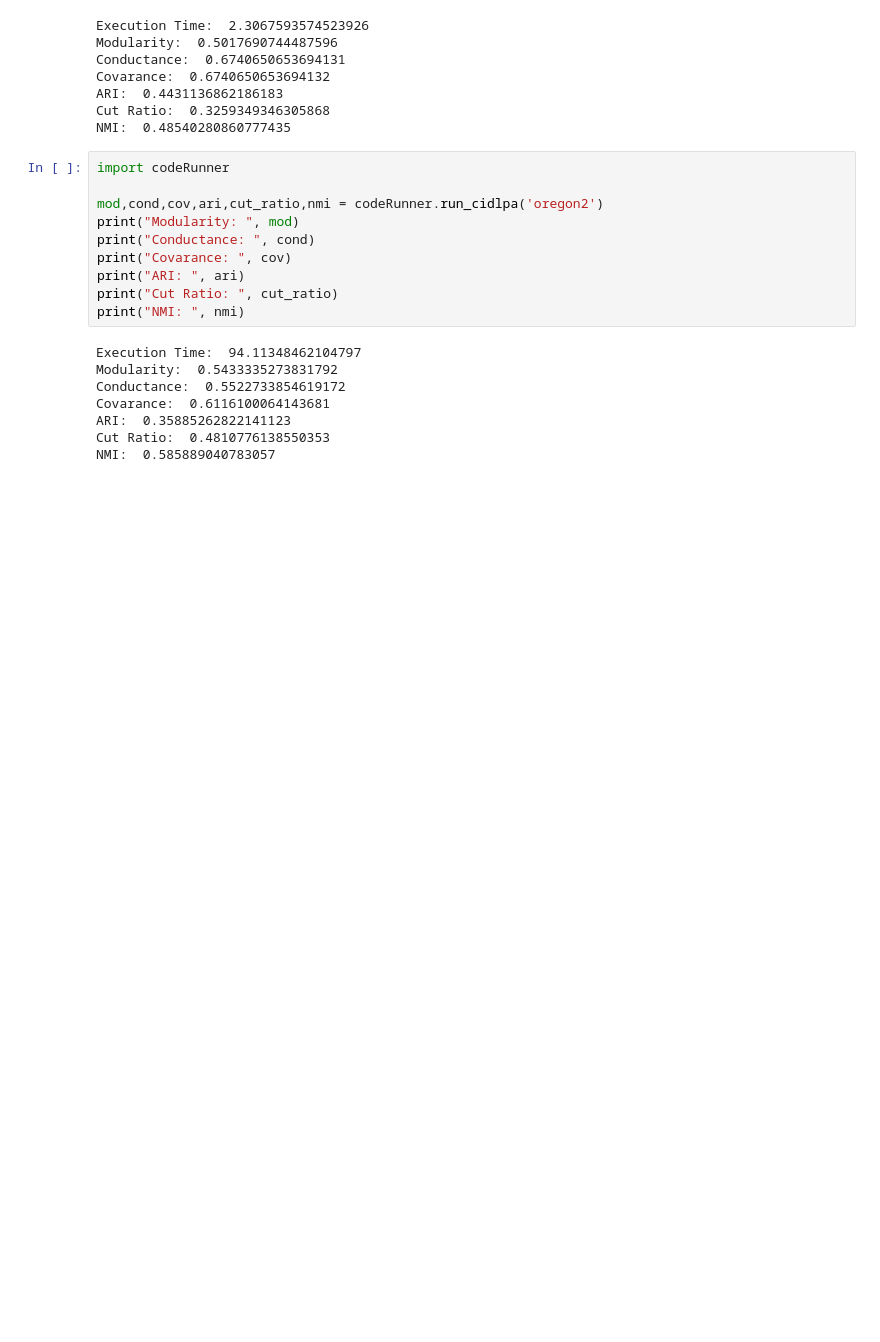
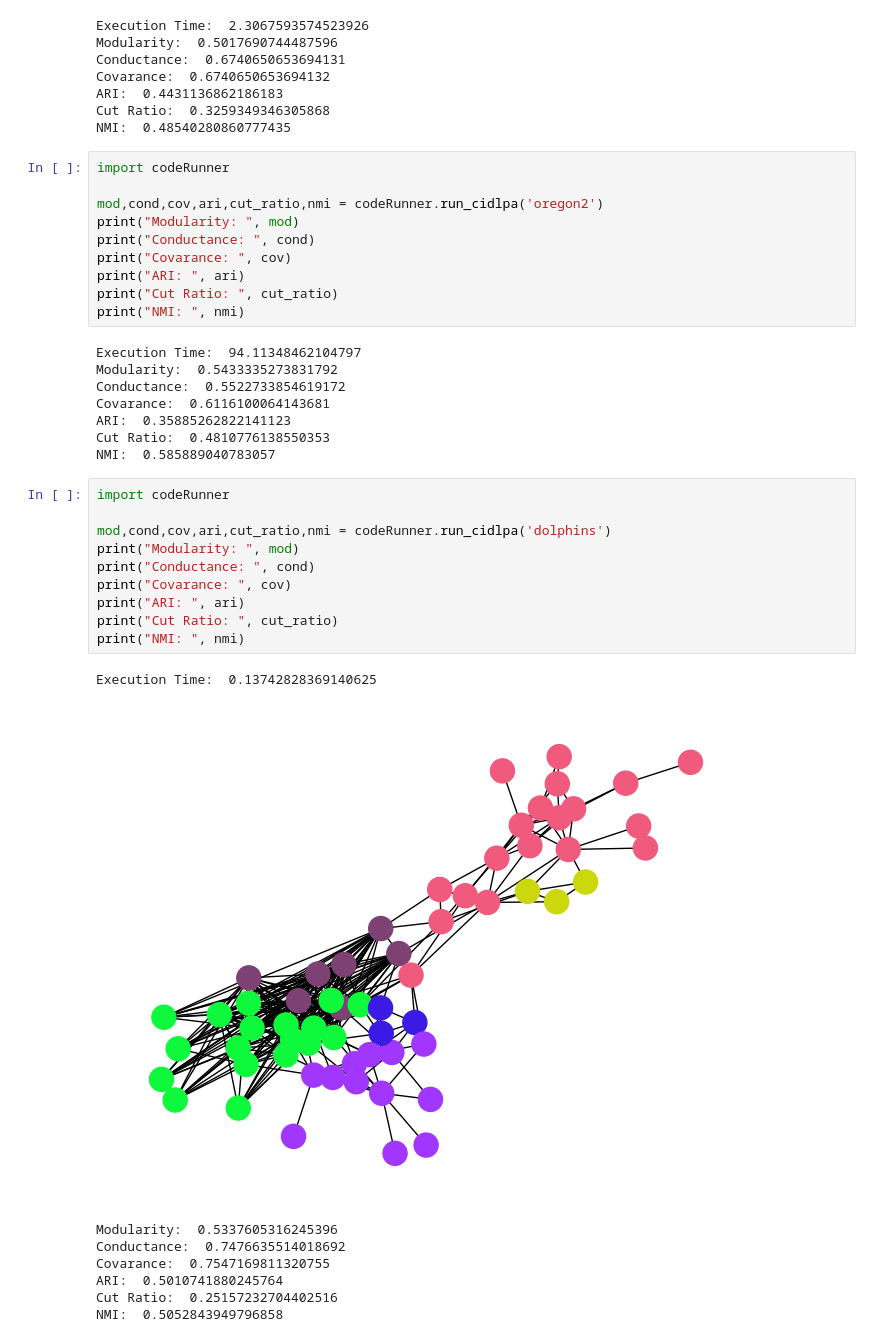
Before and after one commit to inrittik/CIDLPA, a Jupyter notebook: src/project_notebook.ipynb, the cells around one changed output. Cells and saved outputs as stored; diff of their text form; blank space fills up the shorter version.

```diff
--- a/src/project_notebook.ipynb
+++ b/src/project_notebook.ipynb
@@ -186,3 +186,22 @@ Covarance:  0.6116100064143681
 ARI:  0.35885262822141123
 Cut Ratio:  0.4810776138550353
 NMI:  0.585889040783057
+# %%
+import codeRunner
+
+mod,cond,cov,ari,cut_ratio,nmi = codeRunner.run_cidlpa('dolphins')
+print("Modularity: ", mod)
+print("Conductance: ", cond)
+print("Covarance: ", cov)
+print("ARI: ", ari)
+print("Cut Ratio: ", cut_ratio)
+print("NMI: ", nmi)
+# %% [output]
+Execution Time:  0.13742828369140625
+[figure, added]
+Modularity:  0.5337605316245396
+Conductance:  0.7476635514018692
+Covarance:  0.7547169811320755
+ARI:  0.5010741880245764
+Cut Ratio:  0.25157232704402516
+NMI:  0.5052843949796858
```
Also changed, not shown: parts of 4 cells of this notebook, 4 other files.
